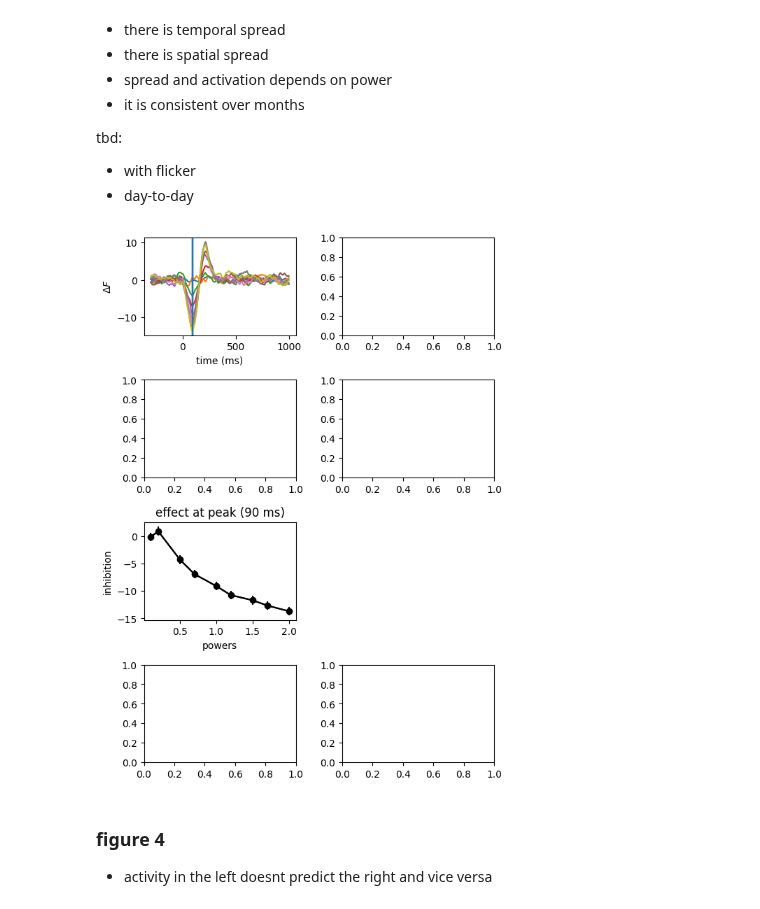
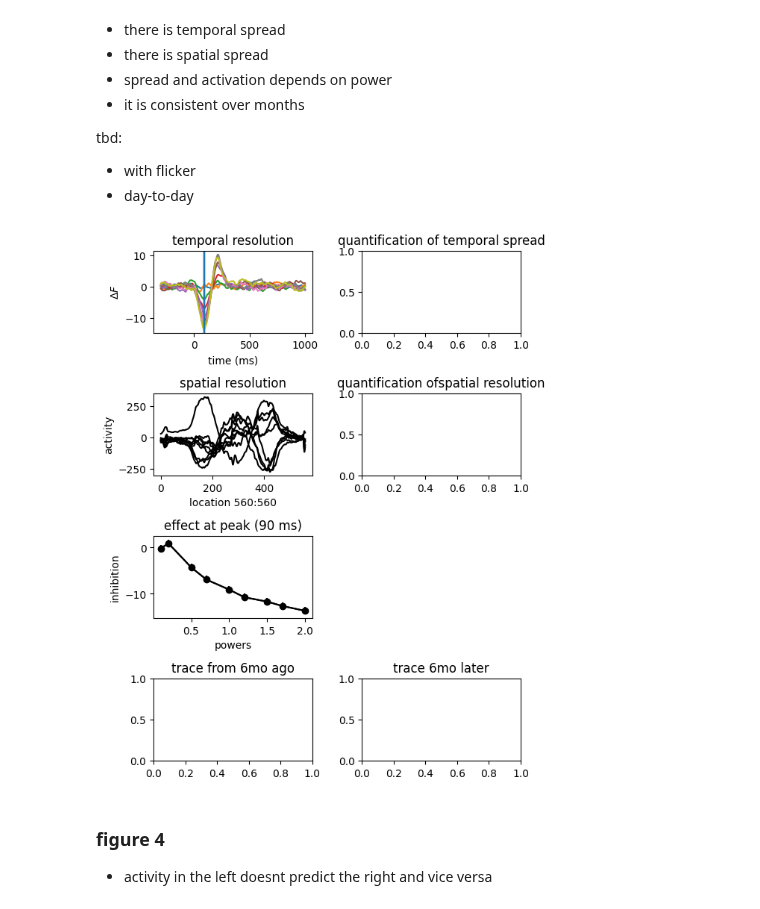
Before and after one commit to paschamatveev/wfOptoProject, a Jupyter notebook: wf + opto/copy figure-prep.ipynb, the cells around one changed output. Cells and saved outputs as stored; diff of their text form; code cells hidden in the pictures.

```diff
--- a/wf + opto/copy figure-prep.ipynb
+++ b/wf + opto/copy figure-prep.ipynb
@@ -513,9 +522,47 @@ def spatialRes(ax):
+# %%
+def spatialRes(ax):
+    '''
+    spatial resolution
+    how to do this? along lines or do an ROI?
+    '''
+    spreadByPower = []
+    spatial = dataOp.svdSpatFull.reshape(560*560, -1)
+    for count,power in enumerate(np.unique(dataOp.laserPowers)):
+        trials = np.squeeze(np.argwhere(dataOp.laserPowers==power)) # find trials
+        time = [np.linspace(i+0.09, i+0.1, 100) for i in dataOp.laserOn[trials]] # find times for trials. length 50 bc 50 trials --> each have 100 times
+
+        activity = dataOp.tToWFManual(time) # 50x100x500. 50 trials, 100 times each, 500 components
+
+        activity = np.mean(activity, axis=0) # 100x500. activity averaged across trials. 100 times, 500 compoennets, all an average of all trials
+
+        dwf = [np.diff(i, prepend=i[0]) for i in activity] #100x500, just a correction
+        dwf = np.array(dwf)
+        avg = np.mean(dwf, axis=1)
+
+        videoAvg = spatial @ dwf.T
+        videoAvg = videoAvg.reshape(560,560,-1) #560x560x100 pixelsxtime
+        # videoAvg = np.mean(videoAvg, axis=2) # deleted bc averaging over time causes issues, since stim is on/off
+        videoAvg = videoAvg[:,:,0] # 560x560. picking one time point.
+        videoROI = videoAvg[250, :] # 560 horizontal pixels. taken from avg activity, the average activity for all trials and all times accross one line
+
+        spreadByPower.append(videoROI)
+    spreadByPower = np.array(spreadByPower)
+
+    for count,power in enumerate(np.unique(dataOp.laserPowers)):
+        data = spreadByPower[count]
+        data = gaussian_filter1d(data, sigma=2)
+        plt.plot(data,c='k')
+    # plt.title("Spatial spread over horizontal line")
+    plt.xlabel("location 560:560")
+    plt.ylabel("activity")
+
+    plt.title('spatial resolution')
 # %%
 def spatialQuant(ax):
     '''
     quantifying spatial resolution. also half-width?
     '''
-    pass
+    plt.title('quantification ofspatial resolution')
 # %%
 def powerDep(ax):
     '''
@@ -560,42 +607,44 @@ def activityPast(ax):
     how activity was looking 6mo ago
     simple trace
     '''
+    plt.title('trace from 6mo ago')
 # %%
 def activityPresent(ax):
     '''
     how it is looking 6mo after
     simple trace
     '''
+    plt.title('trace 6mo later')
 # %%
 # figure plotting
 
-f = plt.figure(figsize=(6,16))
+f = plt.figure(figsize=(6,15))
 gs=mpl.gridspec.GridSpec(8,2)
 
 ax = plt.subplot(gs[0])
 temporalRes(ax)
 
 ax = plt.subplot(gs[1])
 temportalQuant(ax)
 
 ax = plt.subplot(gs[2])
 spatialRes(ax)
 
 ax = plt.subplot(gs[3])
 spatialQuant(ax)
 
 ax = plt.subplot(gs[4])
 powerDep(ax)
 
 ax = plt.subplot(gs[6])
 activityPast(ax)
 
 ax = plt.subplot(gs[7])
 activityPresent(ax)
 
 f.tight_layout()
 # %% [output]
-[figure, old version]
+[figure, new version]
 # %% [markdown]
 ### figure 4
 
```
Also changed, not shown: parts of 15 cells of this notebook.
